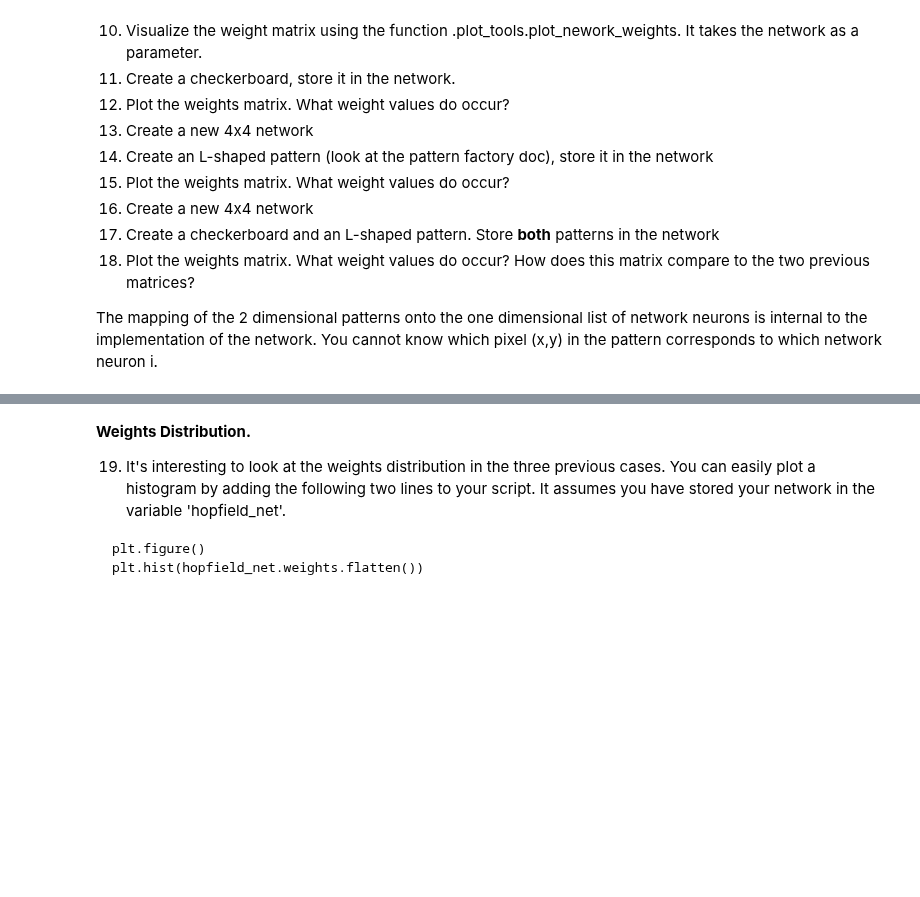
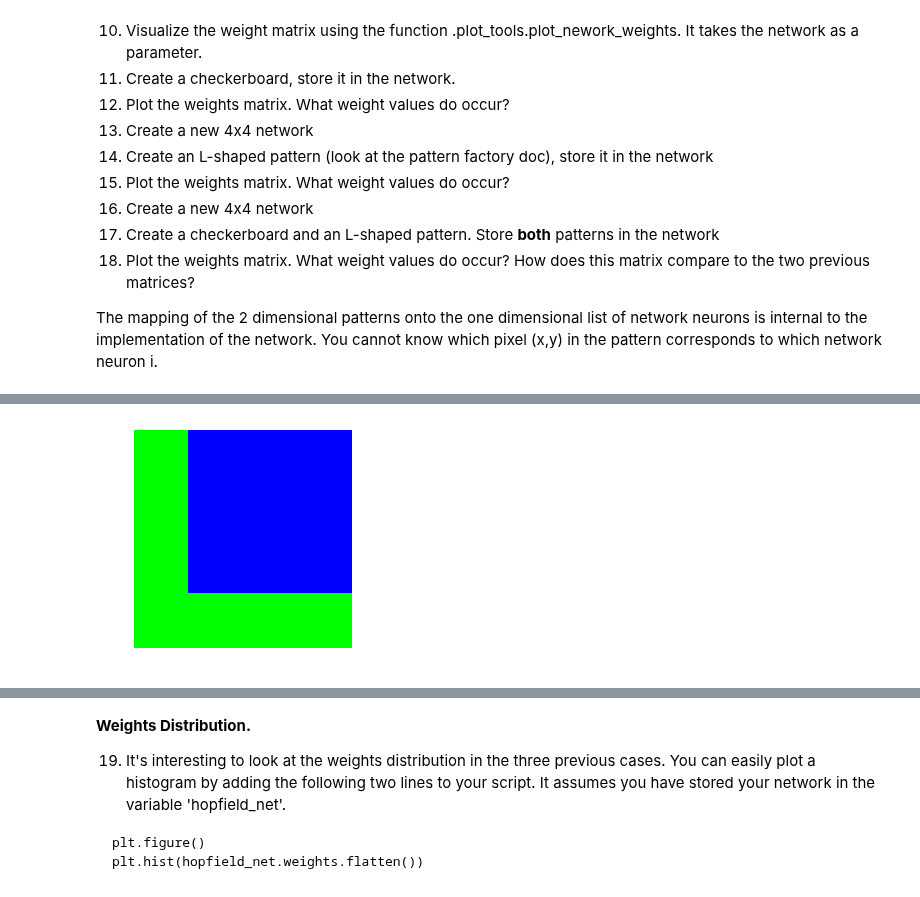
Before and after one commit to mackelab/msne-lsmlsda-2019, a Jupyter notebook: your-code/project1_NiLi/01_hopfield_network.ipynb, the cells around one changed output, grey strips where cells are left out. Saved outputs shown, nothing was run; the diff lists cells and outputs as text; code cells hidden in the pictures; blank space fills up the shorter version.

```diff
--- a/your-code/project1_NiLi/01_hopfield_network.ipynb
+++ b/your-code/project1_NiLi/01_hopfield_network.ipynb
@@ -172,0 +219,11 @@ The mapping of the 2 dimensional patterns onto the one dimensional list of netwo
+# %%
+#13. Create a new 4x4 network
+pattern_size = 4
+hopfield_net2 = network.HopfieldNetwork(nr_neurons=pattern_size**2)
+# %%
+#14. Create an L-shaped pattern (look at the pattern factory doc), store it in the network
+LPattern = factory.create_L_pattern(l_width=1)
+plot_tools.plot_pattern(LPattern)
+hopfield_net2.store_patterns([LPattern])
+# %% [output]
+[figure, added]
```
Also changed, not shown: parts of 17 cells of this notebook.
